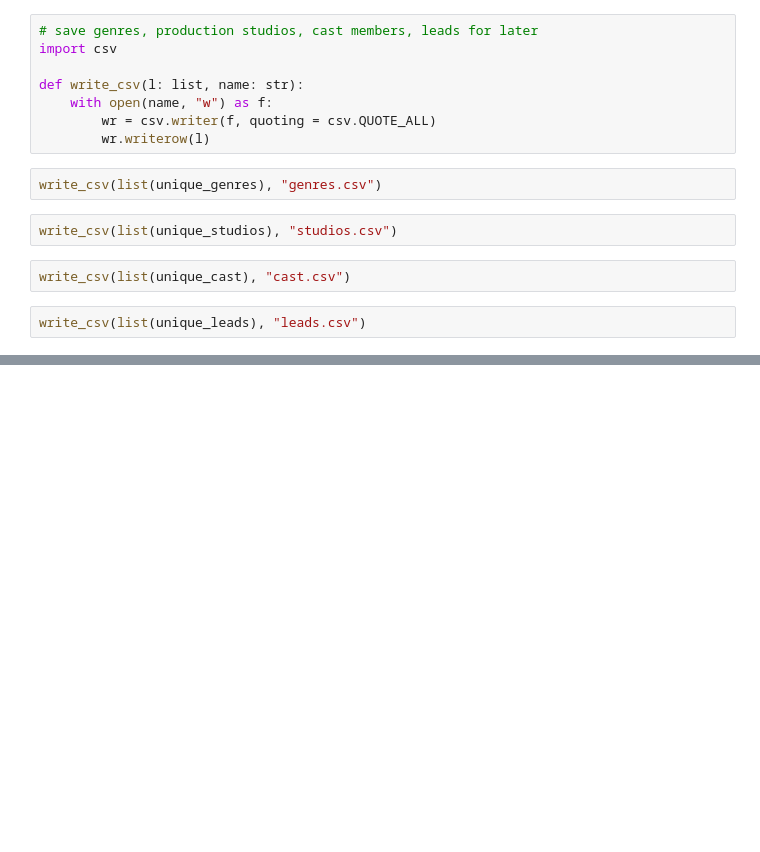
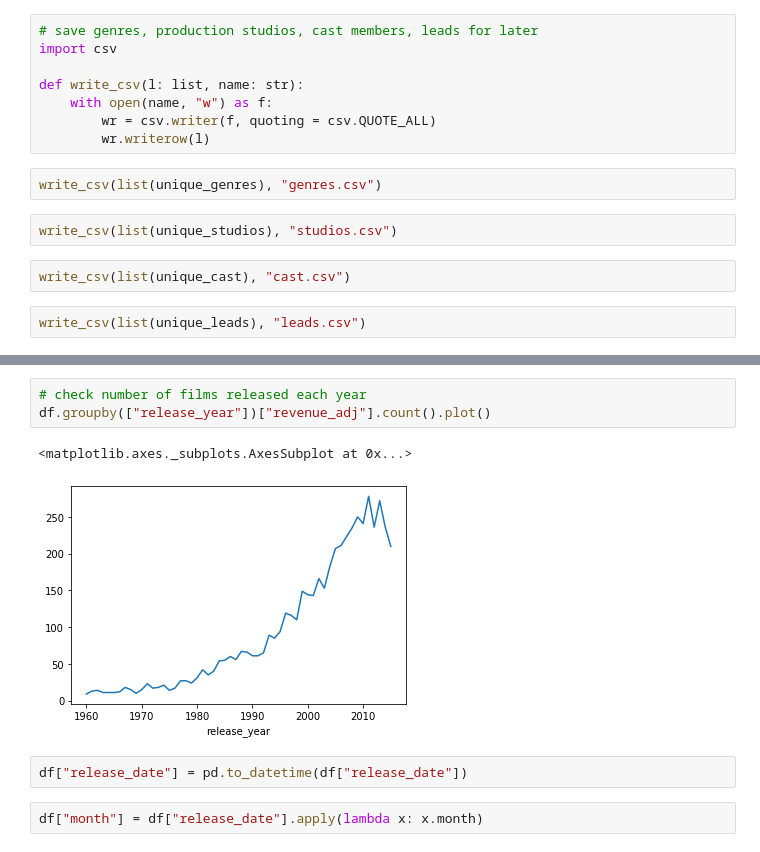
Before and after one commit to jtanquil/data_analyst_nanodegree, a Jupyter notebook: project2/Untitled.ipynb, the cells around one changed output, grey strips where cells are left out. Drawn from its saved outputs; the diff is of its cells as text; blank space fills up the shorter version.

```diff
--- a/project2/Untitled.ipynb
+++ b/project2/Untitled.ipynb
@@ -1056,0 +1134,10 @@ write_csv(list(unique_leads), "leads.csv")
+# %%
+# check number of films released each year
+df.groupby(["release_year"])["revenue_adj"].count().plot()
+# %% [output]
+<matplotlib.axes._subplots.AxesSubplot at 0x...>
+[figure, added]
+# %%
+df["release_date"] = pd.to_datetime(df["release_date"])
+# %%
+df["month"] = df["release_date"].apply(lambda x: x.month)
```
Also changed, not shown: parts of 24 cells of this notebook.
